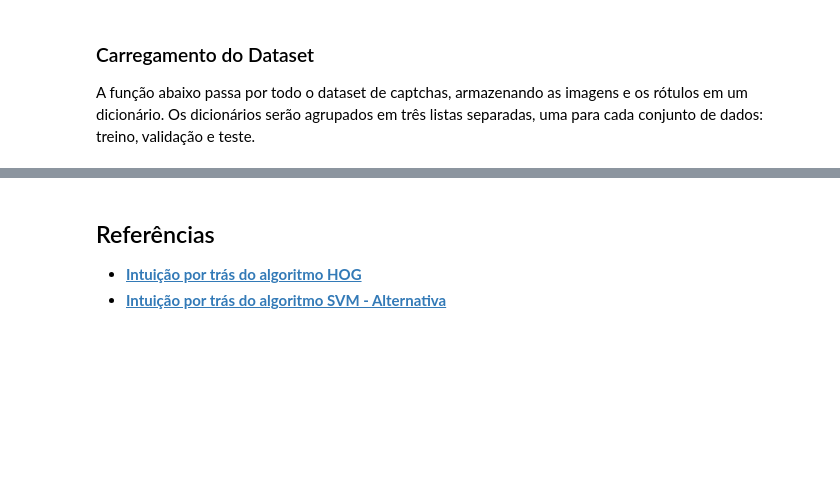
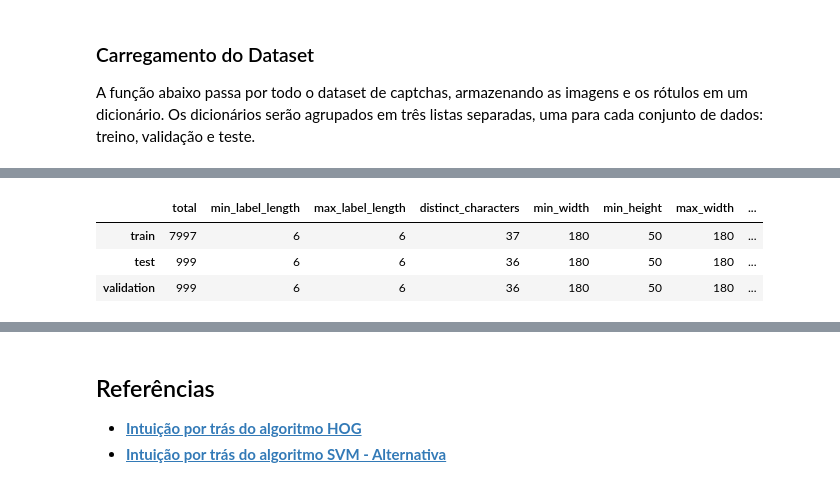
Before and after one commit to pedro-de-oliveira-guedes/captcha-recognition, a Jupyter notebook: captcha-recognition.ipynb, the cells around one changed output, grey strips where cells are left out. Cells and saved outputs as stored; diff of their text form; code cells hidden in the pictures; blank space fills up the shorter version.

```diff
--- a/captcha-recognition.ipynb
+++ b/captcha-recognition.ipynb
@@ -119,0 +190,15 @@ def load_captchas_dataset() -> dict:
+# %%
+def remove_captchas_with_over_6_characters(captchas: dict) -> dict:
+    return {
+        set_type: [captcha for captcha in captchas[set_type] if len(captcha["label"]) == 6] for set_type in SET_TYPES
+    }
+
+captchas = remove_captchas_with_over_6_characters(captchas)
+
+dataset_analysis = analyze_captchas_dataset(captchas)
+dataset_analysis
+# %% [output]
+|  | total | min_label_length | max_label_length | distinct_characters | min_width | min_height | max_width | ... |
+| train | 7997 | 6 | 6 | 37 | 180 | 50 | 180 | ... |
+| test | 999 | 6 | 6 | 36 | 180 | 50 | 180 | ... |
+| validation | 999 | 6 | 6 | 36 | 180 | 50 | 180 | ... |
```
Also changed, not shown: parts of 21 cells of this notebook.
